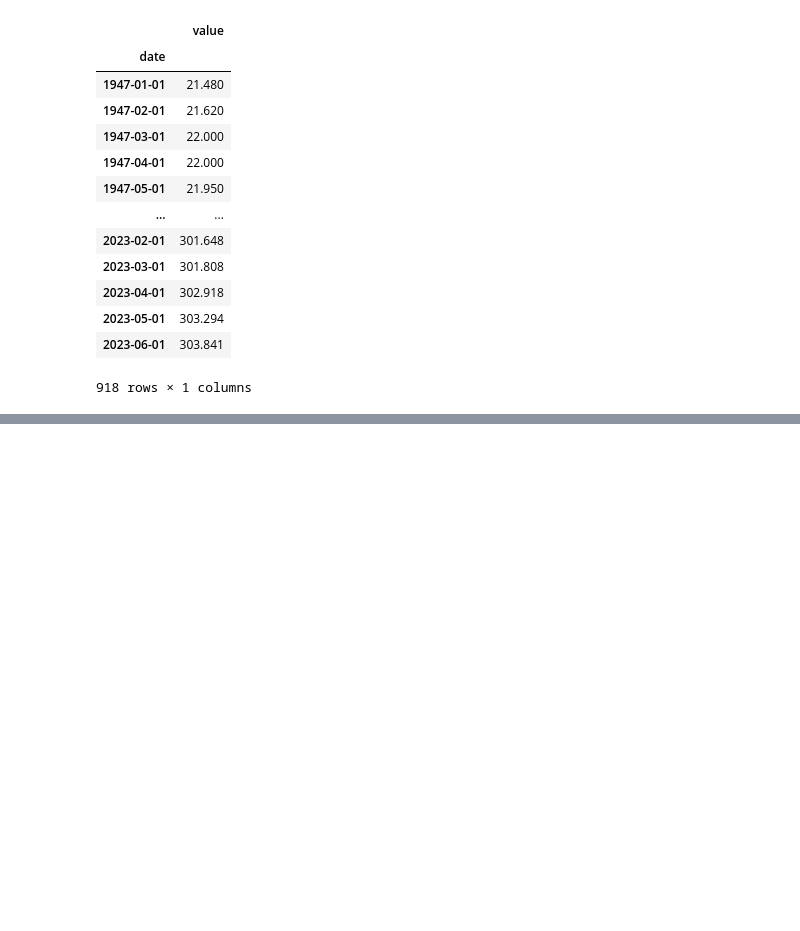
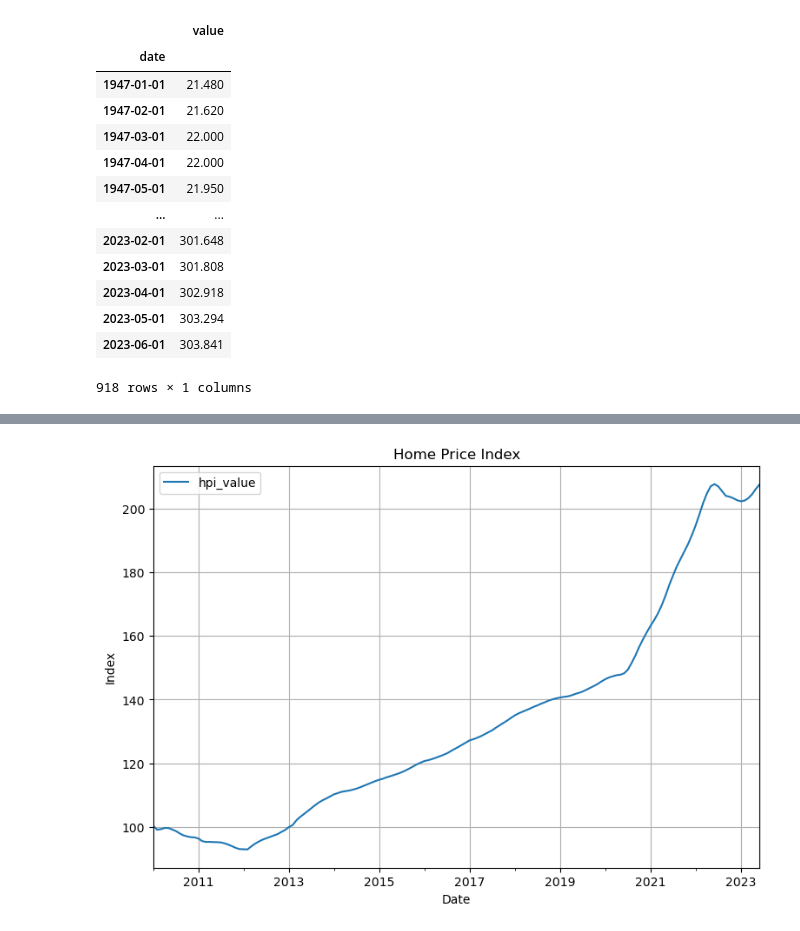
Before and after one commit to xraySMULu/the-big-squeeze, a Jupyter notebook: Code/mn_analysis.ipynb, the cells around one changed output, grey strips where cells are left out. Cells and saved outputs as stored; diff of their text form; code cells hidden in the pictures; blank space fills up the shorter version.

```diff
--- a/Code/mn_analysis.ipynb
+++ b/Code/mn_analysis.ipynb
@@ -75,3 +80,7 @@ inflation_df
 | 2023-05-01 | 303.294 |
 | 2023-06-01 | 303.841 |
 918 rows × 1 columns
+# %%
+#Read the Home price index dataset in to a data frame and display the data
+hpi_df=pd.read_csv("../Resources/Data/Home-price-index.csv",index_col='DATE',parse_dates=True).dropna()
+hpi_df
@@ -77,0 +184,9 @@ inflation_df
+# %%
+# Normalize the HPI data by Indexing both dataframes to 100 at a baseline year
+
+def normalize_hpi(x):
+    index= (x/146.827) * 100
+    return index
+
+hpi_df['hpi_value']=hpi_df['hpi_value'].apply(normalize_hpi)
+hpi_df
@@ -77,0 +241,8 @@ inflation_df
+# %%
+#Plot the HPI dataframe  to explore the changes over time
+hpi_df.plot(title="Home Price Index",figsize=(9,6),legend=True)
+plt.ylabel('Index')
+plt.grid()
+plt.show()
+# %% [output]
+[figure, added]
```
Also changed, not shown: parts of 29 cells of this notebook.
